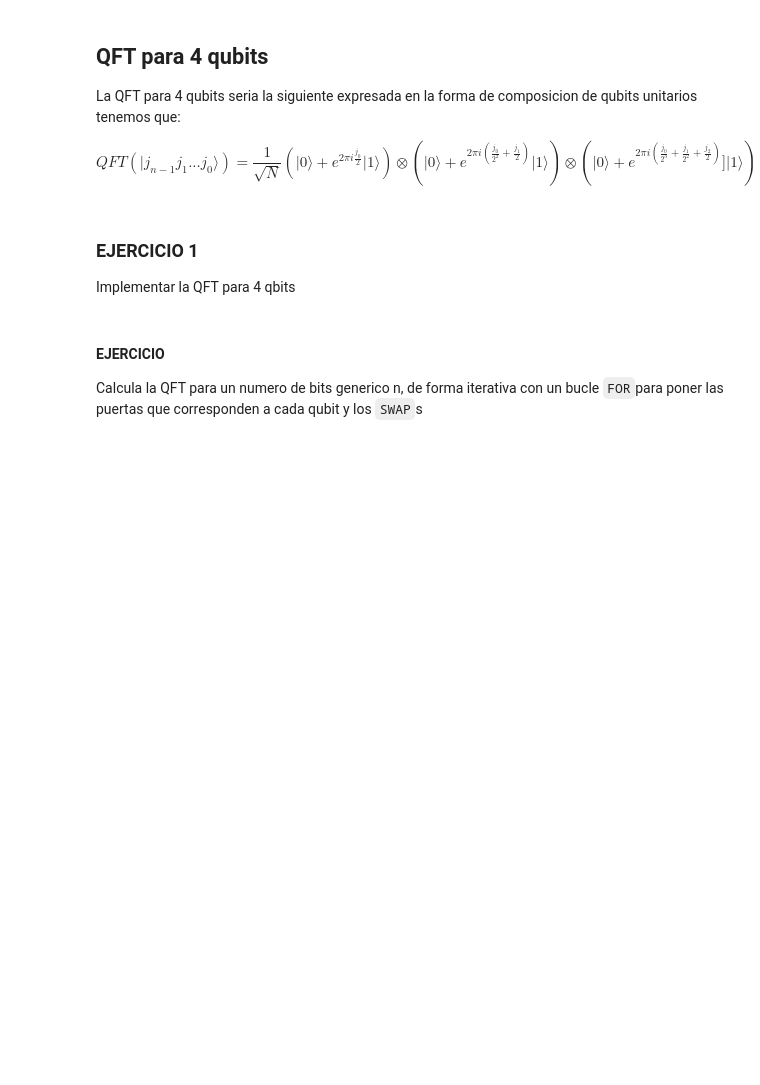
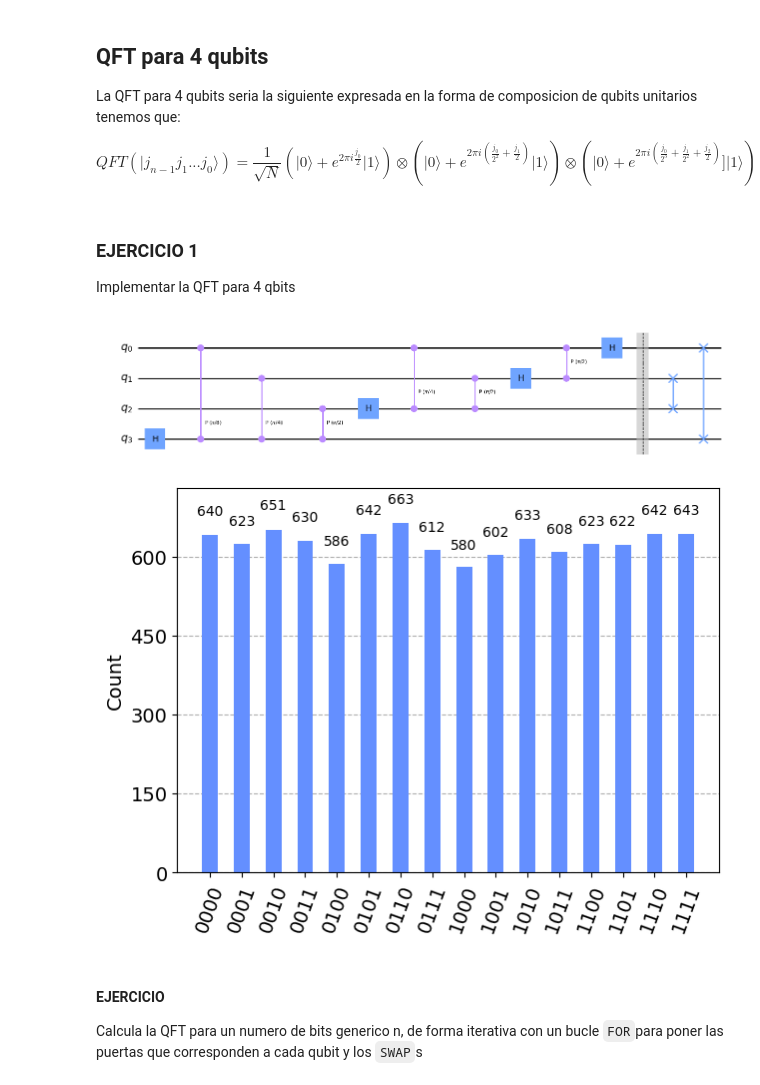
Before and after one commit to Mariomc10/AlgoritmosCuanticos, a Jupyter notebook: 10_QFT.ipynb, the cells around one changed output. Saved outputs shown, nothing was run; the diff lists cells and outputs as text; code cells hidden in the pictures; blank space fills up the shorter version.

```diff
--- a/10_QFT.ipynb
+++ b/10_QFT.ipynb
@@ -121,6 +146,31 @@ QFT(\vert j_{n-1}j_1...j_0\rangle)= \frac{1}{\sqrt{N}}
 ### EJERCICIO 1
 
 Implementar la QFT para 4 qbits
+# %%
+n = 4
+circuito = QuantumCircuit(n)
+
+for ind in range(n):
+    circuito.h(n-1-ind)
+    for j in range(n-1-ind):
+        circuito.cp(np.pi/(2**(n-1-ind))*2**j,j,n-1-ind)
+
+circuito.barrier()
+circuito.swap(1,2)
+circuito.swap(0,n-1)
+
+display(circuito.draw("mpl"))
+
+circuito.measure_all()
+
+simulador = Aer.get_backend("aer_simulator")
+tcirc = transpile(circuito,simulador)
+job = simulador.run(tcirc,shots = 10000).result()
+
+display(plot_histogram(job.get_counts()))
+# %% [output]
+[figure, added]
+[figure, added]
 # %% [markdown]
 #### EJERCICIO
 
```
Also changed, not shown: parts of 7 cells of this notebook, 3 other files.
